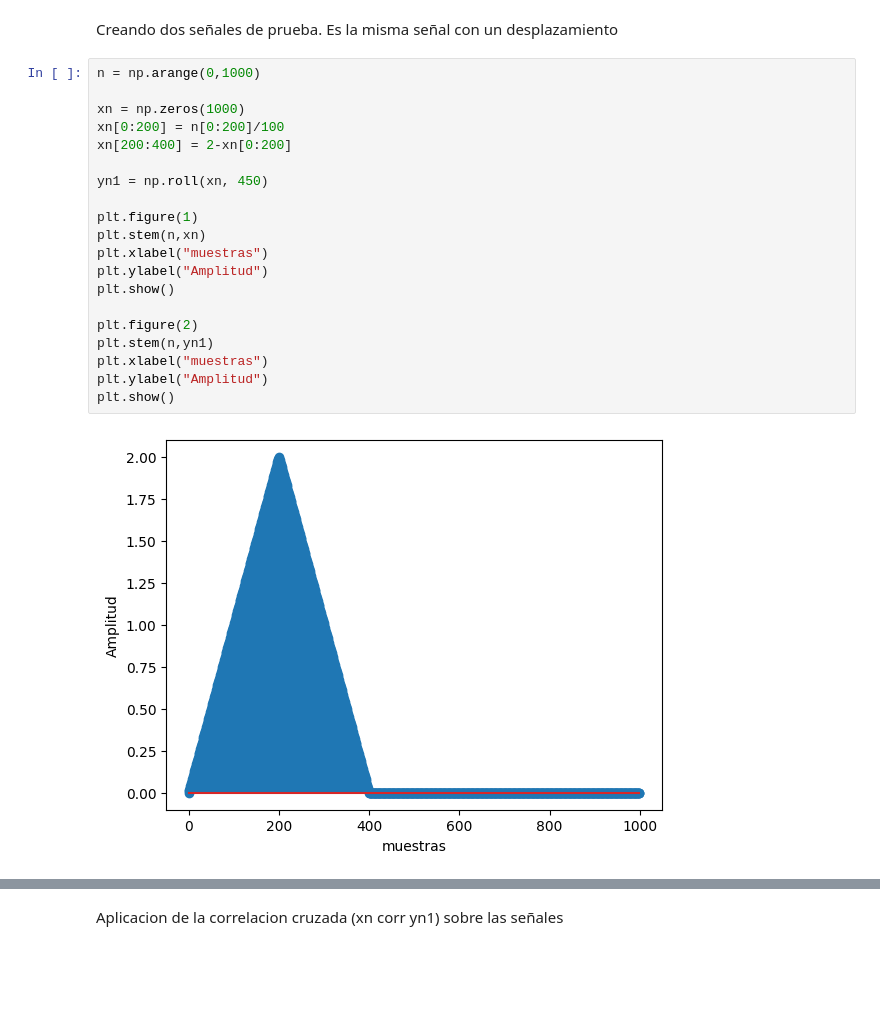
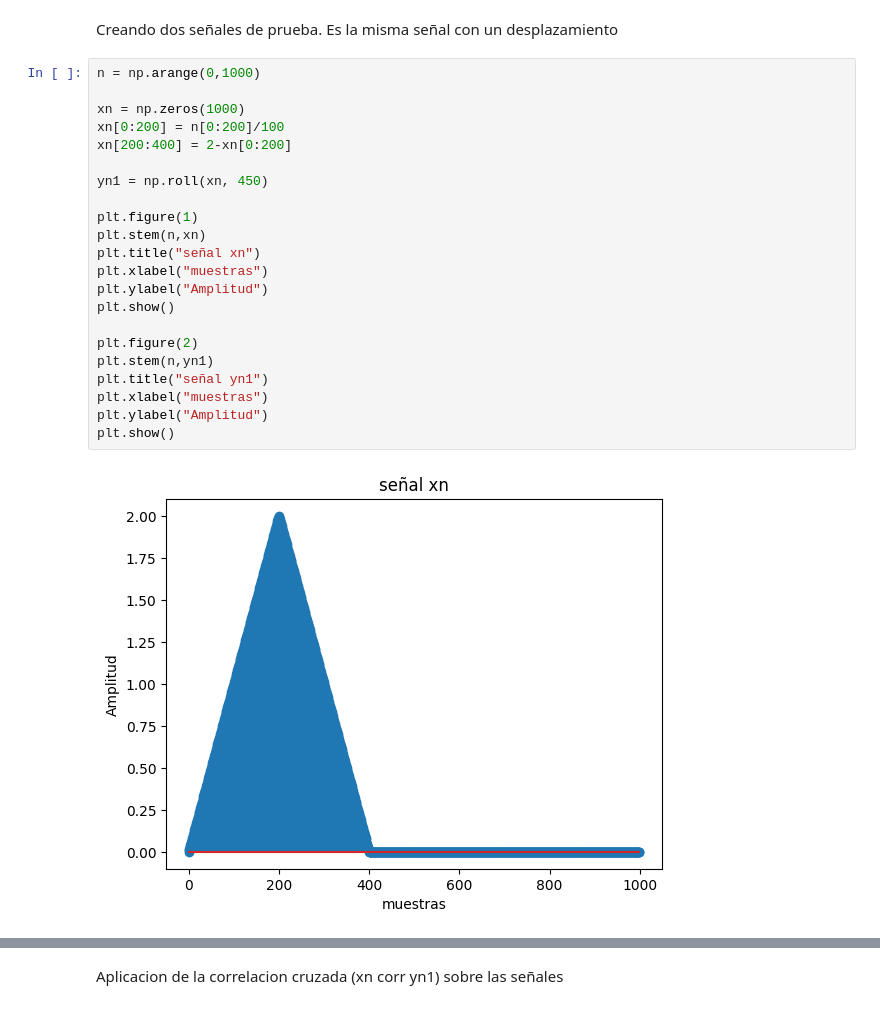
Before and after one commit to nelsonfvt/CyM_PDS, a Jupyter notebook: Teoría/5.Conceptos estadísticos/correlacion.ipynb, the cells around one changed output, grey strips where cells are left out. Saved outputs shown, nothing was run; the diff lists cells and outputs as text; blank space fills up the shorter version.

```diff
--- a/Teoría/5.Conceptos estadísticos/correlacion.ipynb
+++ b/Teoría/5.Conceptos estadísticos/correlacion.ipynb
@@ -11,22 +11,24 @@ Creando dos señales de prueba. Es la misma señal con un desplazamiento
 # %%
 n = np.arange(0,1000)
 
 xn = np.zeros(1000)
 xn[0:200] = n[0:200]/100
 xn[200:400] = 2-xn[0:200]
 
 yn1 = np.roll(xn, 450)
 
 plt.figure(1)
 plt.stem(n,xn)
+plt.title("señal xn")
 plt.xlabel("muestras")
 plt.ylabel("Amplitud")
 plt.show()
 
 plt.figure(2)
 plt.stem(n,yn1)
+plt.title("señal yn1")
 plt.xlabel("muestras")
 plt.ylabel("Amplitud")
 plt.show()
 # %% [output]
-[figure, old version]
+[figure, new version]
```
Also changed, not shown: parts of 5 cells of this notebook.
